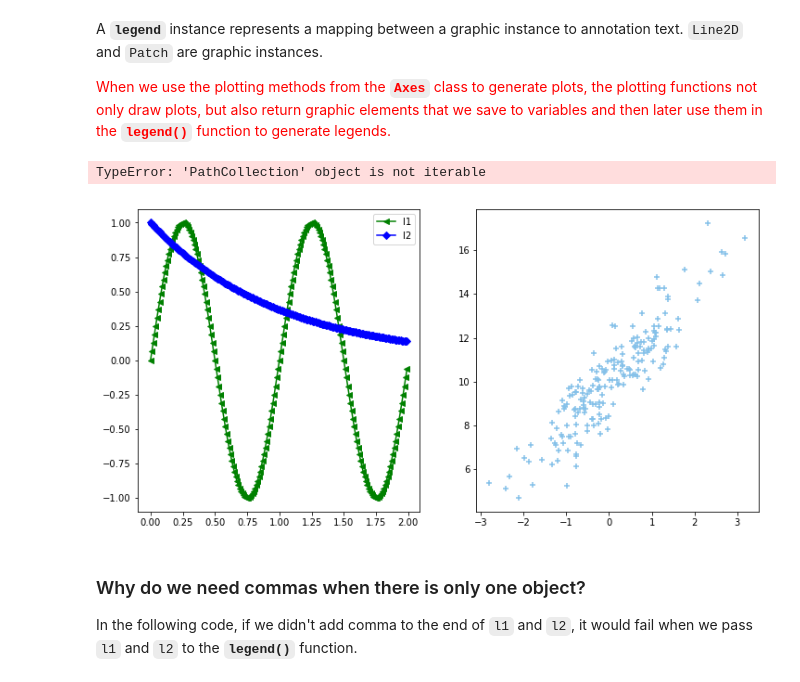
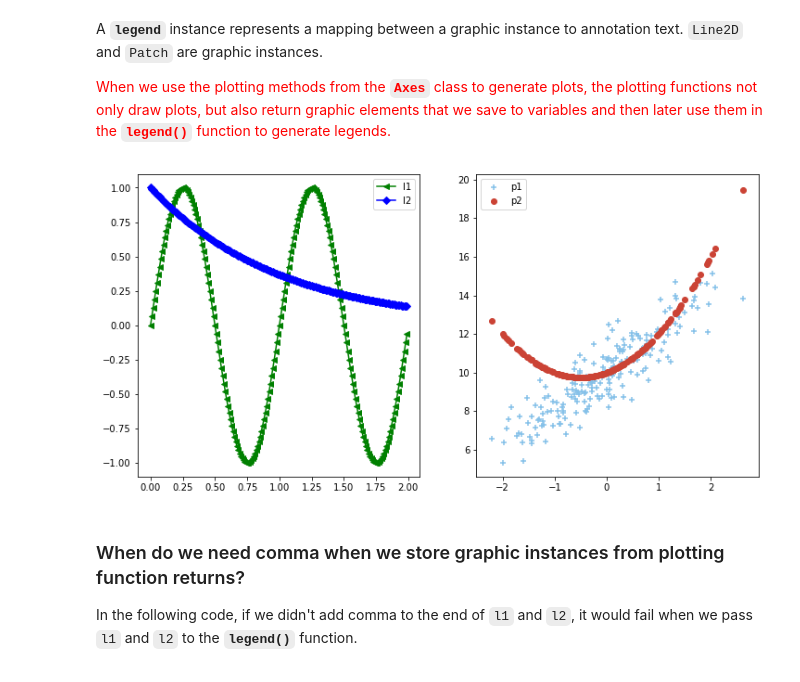
Before and after one commit to MingChen0919/python-plotting-and-visualization, a Jupyter notebook: axes.ipynb, the cells around one changed output. Drawn from its saved outputs; the diff is of its cells as text; code cells hidden in the pictures.

```diff
--- a/axes.ipynb
+++ b/axes.ipynb
@@ -39,34 +39,33 @@ A **`legend`** instance represents a mapping between a graphic instance to annot
 # %%
 
 fig, splots = plt.subplots(nrows=1, ncols=2, figsize=(12, 6))
 
 subplot_1 = splots[0]
 subplot_2 = splots[1]
 
 x = np.arange(0, 2, 0.01)
 y1 = np.sin(2*np.pi*x)
 y2 = np.exp(-x)
 
 s = np.random.randn(200)
 y3 = 2*s + 10 + np.random.randn(200)
 y4 = s**2 + s + 10
 
 
 ## two lines in first subplot
 l1, = subplot_1.plot(x, y1, marker='<', color='g')
 l2, = subplot_1.plot(x, y2, marker='D', color='b')
 subplot_1.axes.legend((l1, l2), ('l1', 'l2'))
 
 ## scatter points in second subplot
-p1, = subplot_2.scatter(s, y3, marker = '+', color='#85C1E9')
-# p2, = subplot_2.scatter(s, y4, marker = 'o', color='#CB4335')
+p1 = subplot_2.scatter(s, y3, marker = '+', color='#85C1E9')
+p2 = subplot_2.scatter(s, y4, marker = 'o', color='#CB4335')
 subplot_2.axes.legend((p1, p2), ('p1', 'p2'))
 plt.show()
 # %% [output]
-TypeError: 'PathCollection' object is not iterable
-[figure, old version]
+[figure, new version]
 # %% [markdown]
-### Why do we need commas when there is only one object?
+### When do we need comma when we store graphic instances from plotting function returns?
 
 In the following code, if we didn't add comma to the end of `l1` and `l2`, it would fail when we pass `l1` and `l2` to the **`legend()`** function.
 # %%
```
